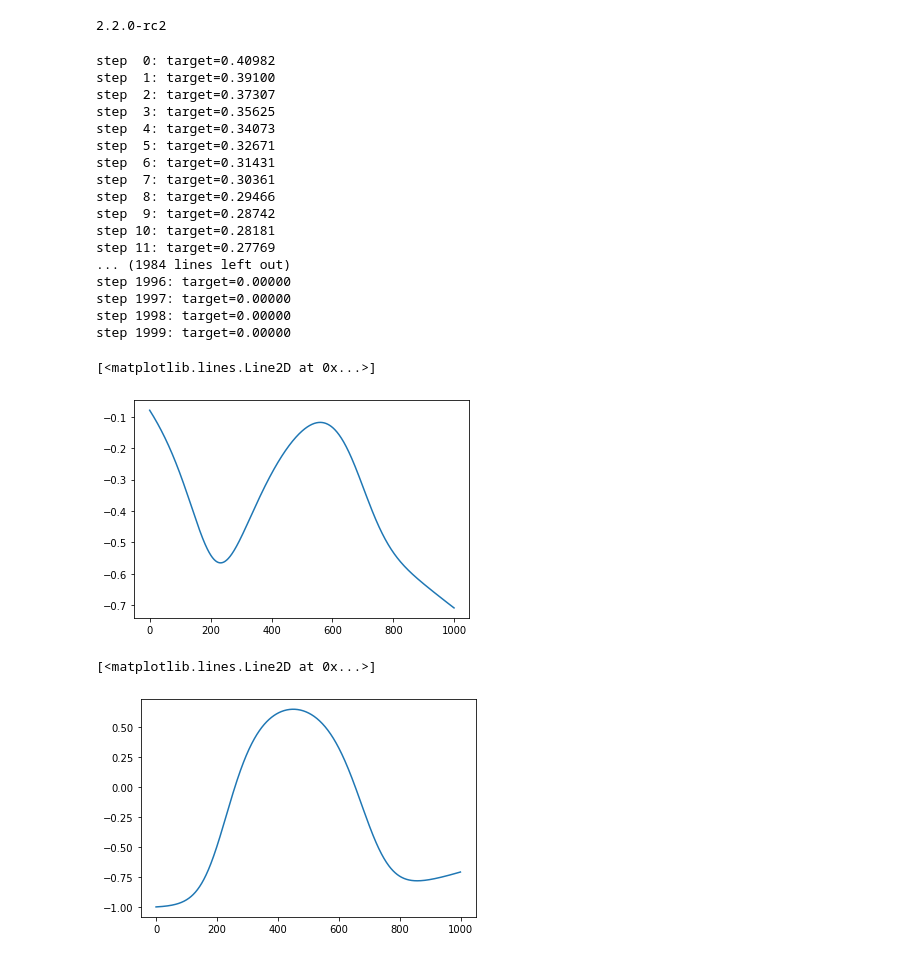
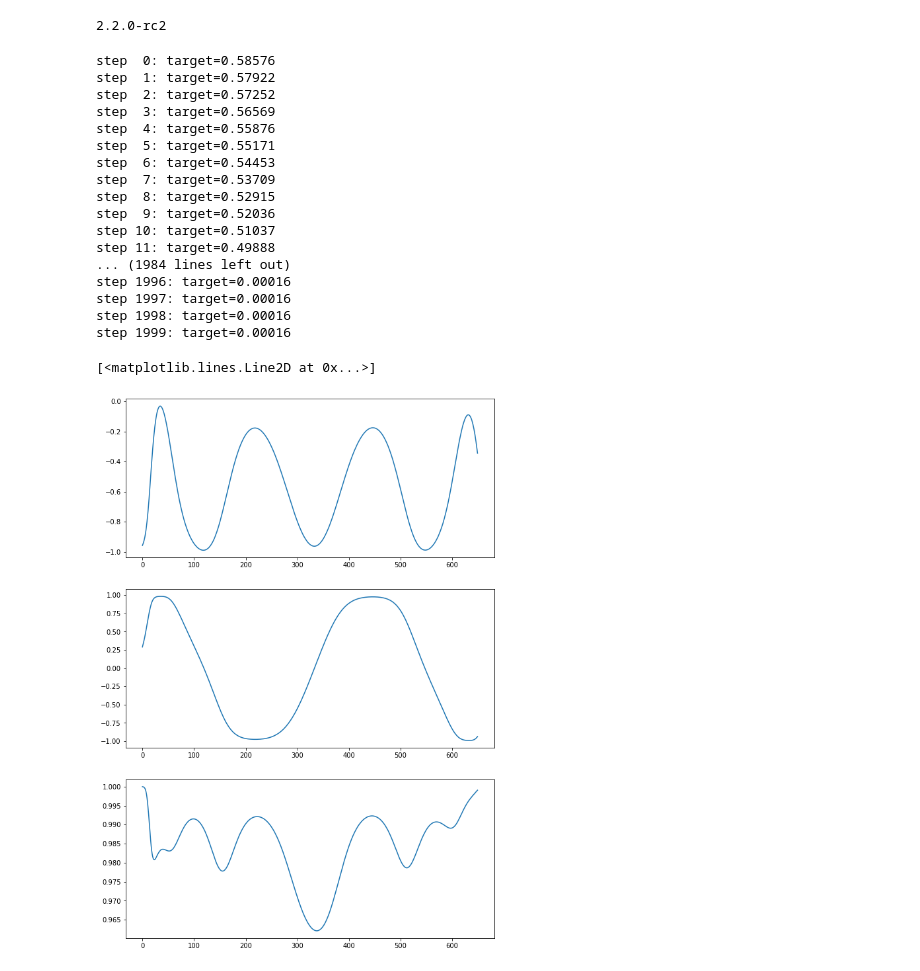
Before and after one commit to IQC-Numerical-Control-Engineering/Test, a Jupyter notebook: TF_GRAPE.ipynb, the cells around one changed output. Saved outputs shown, nothing was run; the diff lists cells and outputs as text; code cells hidden in the pictures.

```diff
--- a/TF_GRAPE.ipynb
+++ b/TF_GRAPE.ipynb
@@ -24,6 +24,10 @@ class PropagatorVL:
             by 2
         """
         self.contraction_array = self.gen_contraction_array(no_of_steps)
+        """
+            Legendre_basis_matrix performs a transformation to a Legendre
+            polynomial basis
+        """
         self.Legendre_basis_matrix = self.gen_Legendre_matrix(
             input_dim, no_of_steps
         )
@@ -35,9 +39,7 @@ class PropagatorVL:
             [[0 + 0j, 0 - 1j], [0 + 1j, 0 + 0j]], dtype=tf.complex128
         )
 
-        """
-            Van Loan generators for control robustness
-        """
+        """ Van Loan generators for control robustness """
         xL = -2 * np.pi *(0 + 1j) * np.block([
             [self.x.numpy(), self.x.numpy()],
             [np.zeros((2, 2)), self.x.numpy()]
@@ -93,6 +95,10 @@ class PropagatorVL:
             amplitudes
         )
 
+    """
+        return_physical_amplitudes transforms the input array
+        self.ctrl_amplitudes into physical control amplitudes
+    """
     def return_physical_amplitudes(self):
         transformed_amplitudes = tf.linalg.matmul(
             self.Legendre_basis_matrix, self.ctrl_amplitudes
@@ -140,8 +146,8 @@ class PropagatorVL:
         return tf.squeeze(step_exps)
 
     """
-        __call__ computes the final propagator fidelity squared with the
-        identity operator
+        target computes the final propagator fidelity squared with the
+        identity operator and the norm of the robustness term
     """
     @tf.function
     def target(self):
@@ -165,15 +171,14 @@ class PropagatorVL:
                 )
             )
         )
-
         return 0.5 * infidelity + 0.5 * norm_squared
 
-propagatorVL = PropagatorVL(4, 1000, 0.001)
+propagatorVL = PropagatorVL(10, 650, 0.001)
 
 optimizer = tf.keras.optimizers.Adam(0.01)
 
 propagatorVL.ctrl_amplitudes.assign(
-    tf.random.uniform([4, 2], -1, 1, dtype=tf.float64)
+    tf.random.uniform([10, 2], -1, 1, dtype=tf.float64)
 )
 
 def optimization_step():
@@ -189,34 +194,32 @@ for step in steps:
     print('step %2d: target=%2.5f' %
           (step, current_target))
 
-final = propagatorVL.return_physical_amplitudes().numpy()
+final_pulse = propagatorVL.return_physical_amplitudes().numpy()
 # %% [output]
-step  0: target=0.40982
-step  1: target=0.39100
-step  2: target=0.37307
-step  3: target=0.35625
-step  4: target=0.34073
-step  5: target=0.32671
-step  6: target=0.31431
-step  7: target=0.30361
-step  8: target=0.29466
-step  9: target=0.28742
-step 10: target=0.28181
-step 11: target=0.27769
+step  0: target=0.58576
+step  1: target=0.57922
+step  2: target=0.57252
+step  3: target=0.56569
+step  4: target=0.55876
+step  5: target=0.55171
+step  6: target=0.54453
+step  7: target=0.53709
+step  8: target=0.52915
+step  9: target=0.52036
+step 10: target=0.51037
+step 11: target=0.49888
 ... (1984 lines left out)
-step 1996: target=0.00000
-step 1997: target=0.00000
-step 1998: target=0.00000
-step 1999: target=0.00000
+step 1996: target=0.00016
+step 1997: target=0.00016
+step 1998: target=0.00016
+step 1999: target=0.00016
-# %%
-fig, ax = plt.subplots()
-ax.plot(final[:,0])
-# %% [output]
-[<matplotlib.lines.Line2D at 0x...>]
-[figure, removed]
-# %%
-fig, ax = plt.subplots()
-ax.plot(final[:,1])
-# %% [output]
-[<matplotlib.lines.Line2D at 0x...>]
-[figure, removed]
+# %%
+fig, (in_phase_fig, quadrature_fig, amplitude_fig) = plt.subplots(3, 1, figsize=(10, 15))
+in_phase_fig.plot(final_pulse[:,0])
+quadrature_fig.plot(final_pulse[:,1])
+amplitude_fig.plot(
+    np.sqrt(np.square(final_pulse[:,0]) + np.square(final_pulse[:,1]))
+)
+# %% [output]
+[<matplotlib.lines.Line2D at 0x...>]
+[figure, added]
```
